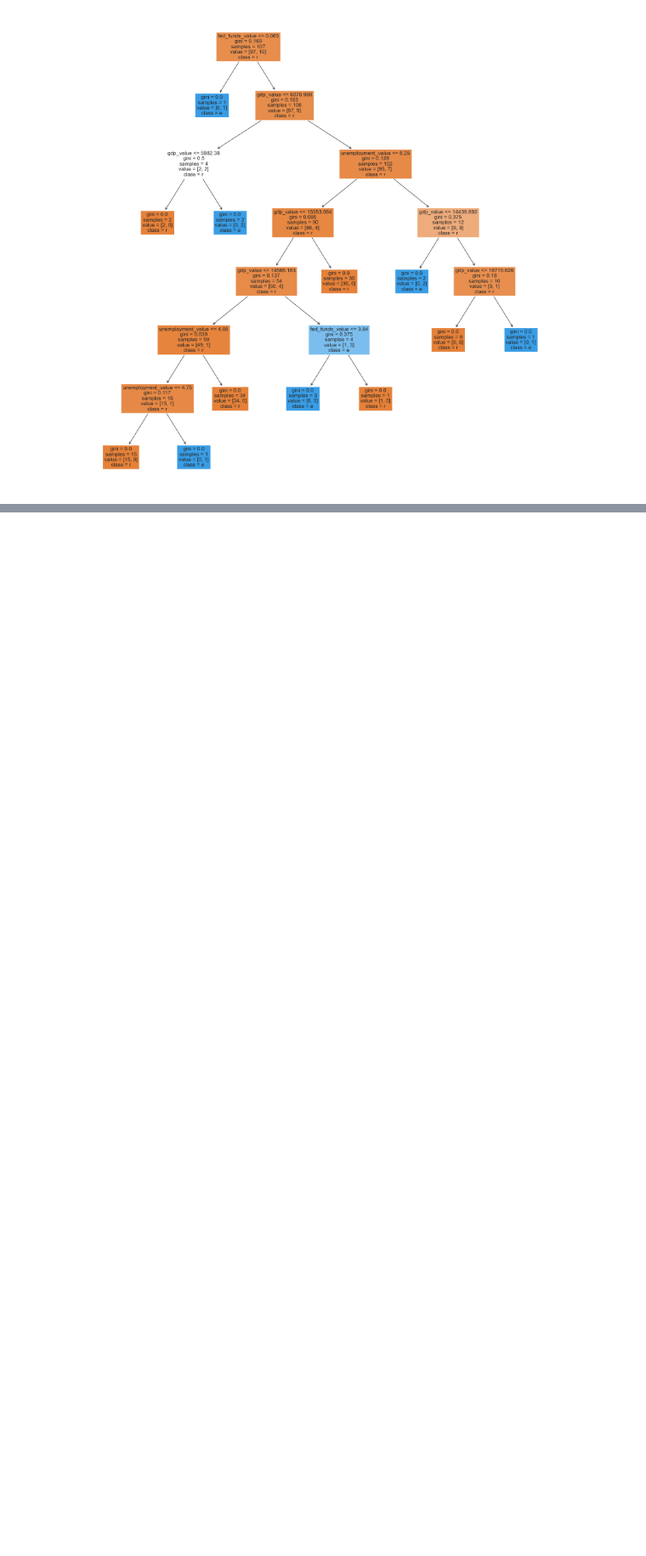
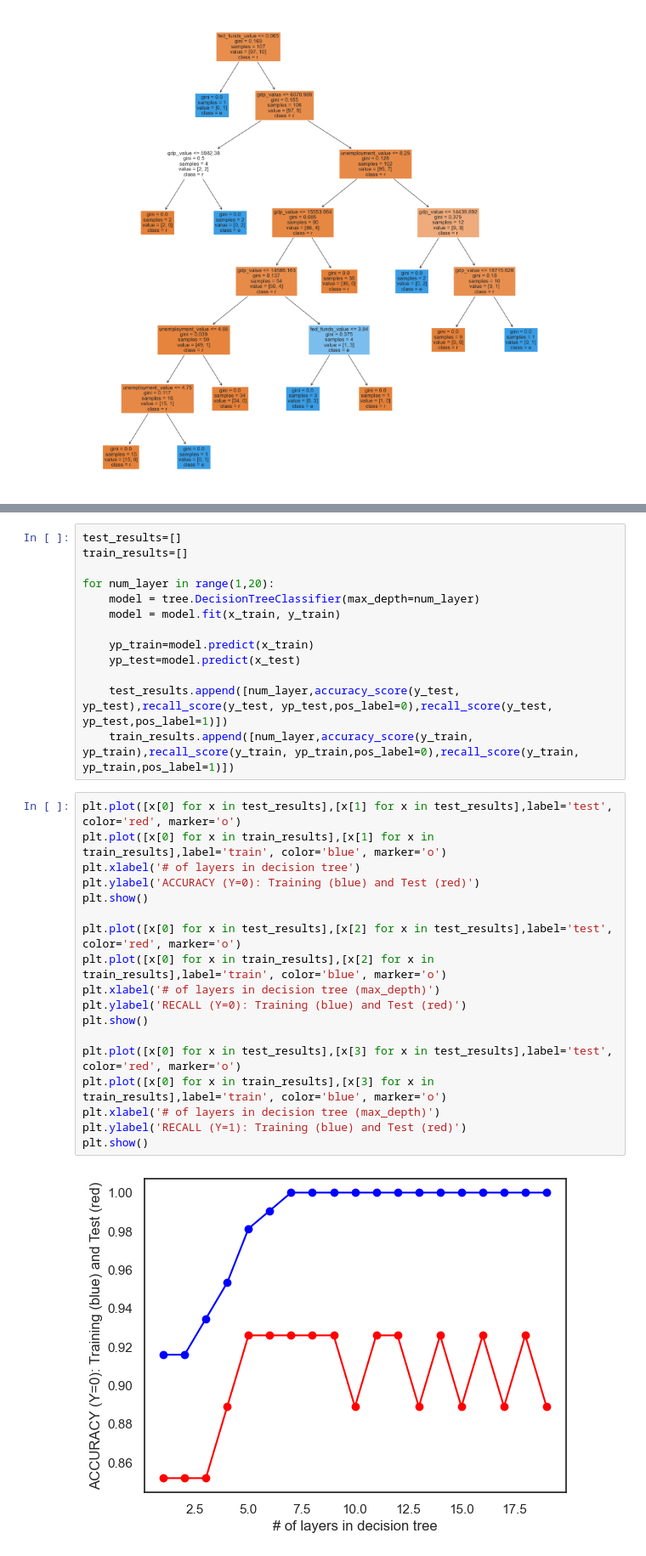
Before and after one commit to raunakadvani2410/anly-501-final-project, a Jupyter notebook: codes/decision_tree_py/decision_tree_py.ipynb, the cells around one changed output, grey strips where cells are left out. Shown: that part at 85% size. Cells and saved outputs as stored; diff of their text form; blank space fills up the shorter version.

```diff
--- a/codes/decision_tree_py/decision_tree_py.ipynb
+++ b/codes/decision_tree_py/decision_tree_py.ipynb
@@ -155,0 +158,33 @@ plot_tree(model, x_train, y_train)
+# %%
+test_results=[]
+train_results=[]
+
+for num_layer in range(1,20):
+    model = tree.DecisionTreeClassifier(max_depth=num_layer)
+    model = model.fit(x_train, y_train)
+
+    yp_train=model.predict(x_train)
+    yp_test=model.predict(x_test)
+
+    test_results.append([num_layer,accuracy_score(y_test, yp_test),recall_score(y_test, yp_test,pos_label=0),recall_score(y_test, yp_test,pos_label=1)])
+    train_results.append([num_layer,accuracy_score(y_train, yp_train),recall_score(y_train, yp_train,pos_label=0),recall_score(y_train, yp_train,pos_label=1)])
+# %%
+plt.plot([x[0] for x in test_results],[x[1] for x in test_results],label='test', color='red', marker='o')
+plt.plot([x[0] for x in train_results],[x[1] for x in train_results],label='train', color='blue', marker='o')
+plt.xlabel('# of layers in decision tree')
+plt.ylabel('ACCURACY (Y=0): Training (blue) and Test (red)')
+plt.show()
+
+plt.plot([x[0] for x in test_results],[x[2] for x in test_results],label='test', color='red', marker='o')
+plt.plot([x[0] for x in train_results],[x[2] for x in train_results],label='train', color='blue', marker='o')
+plt.xlabel('# of layers in decision tree (max_depth)')
+plt.ylabel('RECALL (Y=0): Training (blue) and Test (red)')
+plt.show()
+
+plt.plot([x[0] for x in test_results],[x[3] for x in test_results],label='test', color='red', marker='o')
+plt.plot([x[0] for x in train_results],[x[3] for x in train_results],label='train', color='blue', marker='o')
+plt.xlabel('# of layers in decision tree (max_depth)')
+plt.ylabel('RECALL (Y=1): Training (blue) and Test (red)')
+plt.show()
+# %% [output]
+[figure, added]
```
Also changed, not shown: parts of 5 cells of this notebook, 2 other files.
